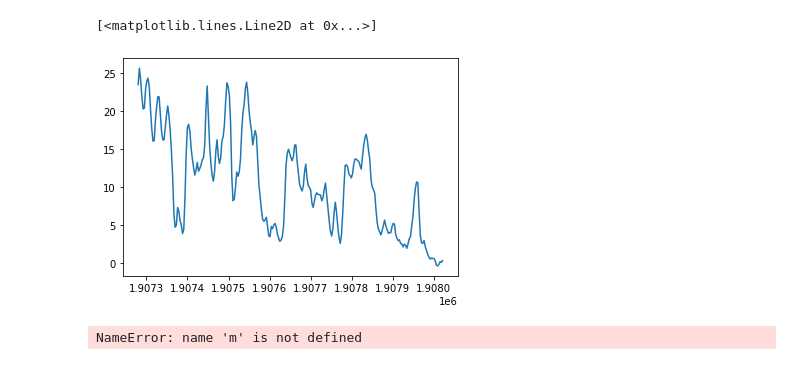
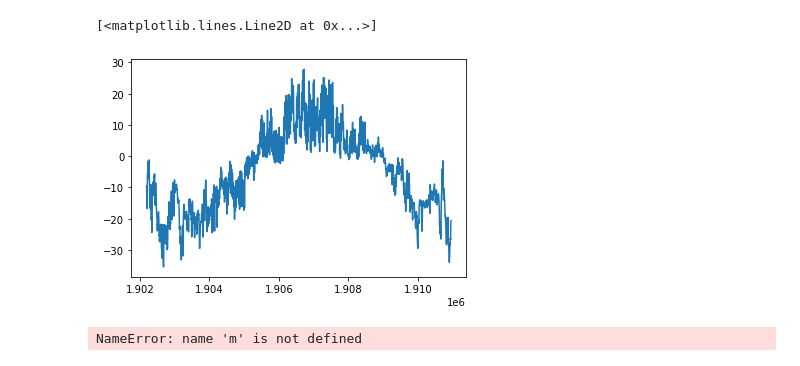
Before and after one commit to June-Skeeter/NARRDownload, a Jupyter notebook: DataDownloader.ipynb, the cells around one changed output. Cells and saved outputs as stored; diff of their text form; code cells hidden in the pictures.

```diff
--- a/DataDownloader.ipynb
+++ b/DataDownloader.ipynb
@@ -133,34 +115,34 @@ Attributes:
 # %%
-my_example_nc_file = 'air.201708.nc'
+my_example_nc_file = 'Data/air.2m.2017.nc'
 fh = Dataset(my_example_nc_file, mode='r')
 time=fh.variables['time'][:]
 # print(fh.variables)
 lons = fh.variables['lon'][:]
 lats = fh.variables['lat'][:]
 air = fh.variables['air'][:]
 # tmax = fh.variables['uwnd'][:]
 # print(fh.variables['uwnd'].shape)
 # print(fh.variables['uwnd'].shape)
 
 # print(tmax[:,0,:,:].mean(axis=1).mean(axis=1).shape)
 
 air = fh.variables['air'][:]
 air_units = fh.variables['air'].units
 fh.close()
 
 # print(time[-1]-time[0])
 # print(lons)
 plt.figure()
-plt.plot(time,air[:,0,0,0]-273.15)
+plt.plot(time,air[:,0,0]-273.15)
 # plt.plot(time,(vwnd[:,0,0,0]**2+uwnd[:,0,0,0]**2)**.5)
 # plt.plot(time,(vwnd[:,0,0,0]**2+uwnd[:,0,0,0]**2)**.5)
 # plt.plot(time,180 +180/np.pi*np.arctan2(uwnd[:,0,0,0],vwnd[:,0,0,0]))
 # plt.plot(time,tmax[:,0,1,1])#-273.15)
 
 # print(tmax.shape[0]/31)
 # %% [output]
 [<matplotlib.lines.Line2D at 0x...>]
-[figure, old version]
+[figure, new version]
 # %%
 # import matplotlib.pyplot as plt
 # from mpl_toolkits.basemap import Basemap
```
Also changed, not shown: parts of 3 cells of this notebook.
